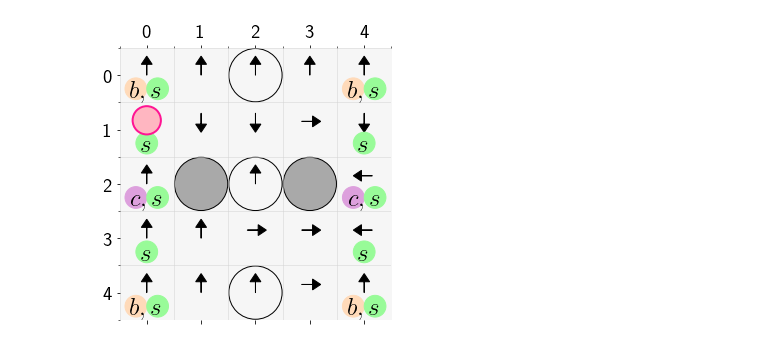
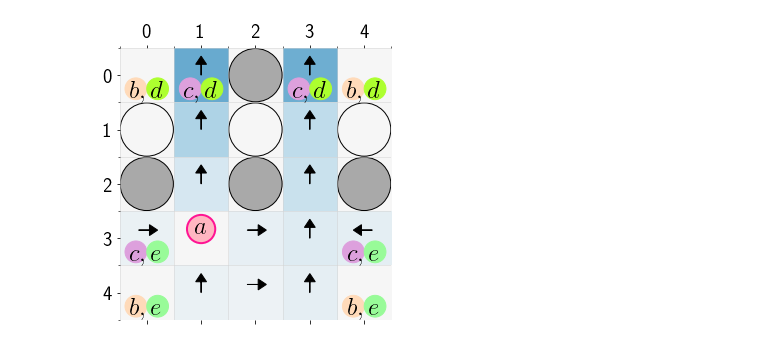
Before and after one commit to ICRA-2020/csrl, a Jupyter notebook: Adversary.ipynb, the cells around one changed output. Cells and saved outputs as stored; diff of their text form; code cells hidden in the pictures.

```diff
--- a/Adversary.ipynb
+++ b/Adversary.ipynb
@@ -6,36 +6,37 @@ from csrl import ControlSynthesis
 import numpy as np
 
 # Specification
-ltl = 'G F b & G F c & F G s & G !a'
+ltl = 'G F b & G F c & (F G d | F G e) & G !a'
 oa = OmegaAutomaton(ltl,oa_type='dra')
 print('Number of Omega-automaton states (including the trap state):',oa.shape[1])
+print('Number of accepting pairs:',oa.shape[0])
 display(oa)
 
 # MDP Description
 shape = (5,5)
 # E: Empty, T: Trap, B: Obstacle
 structure = np.array([
-    ['E',  'E',  'T',  'E',  'E'],
+    ['E',  'E',  'B',  'E',  'E'],
+    ['T',  'E',  'T',  'E',  'T'],
+    ['B',  'E',  'B',  'E',  'B'],
     ['E',  'E',  'E',  'E',  'E'],
-    ['E',  'B',  'T',  'B',  'E'],
-    ['E',  'E',  'E',  'E',  'E'],
-    ['E',  'E',  'T',  'E',  'E']
+    ['E',  'E',  'E',  'E',  'E']
 ])
 
 label = np.array([
-    [('b','s'), (),        (),        (),        ('b','s')],
-    [('s',),    (),        (),        (),        ('s',)   ],
-    [('c','s'), (),        (),        (),        ('c','s')],
-    [('s',),    (),        (),        (),        ('s',)   ],
-    [('b','s'), (),        (),        (),        ('b','s')],
+    [('b','d'),('c','d'),(),('c','d'),('b','d')],
+    [(),       (),       (),       (),       ()],
+    [(),       (),       (),       (),       ()],
+    [('c','e'),(),       (),       (),('c','e')],
+    [('b','e'),(),       (),       (),('b','e')]
 ],dtype=np.object)
 
 reward = np.zeros(shape)
 lcmap={
     'b':'peachpuff',
     'c':'plum',
-    's':'palegreen',
-    'a':'red'
+    'd':'greenyellow',
+    'e':'palegreen'
 }
 
 grid_mdp = GridMDP(shape=shape,structure=structure,reward=reward,label=label,figsize=5,adversary=('a',),lcmap=lcmap,p=0.6)  # Use figsize=4 for smaller figures
@@ -70,8 +52,20 @@ oa.__dict__
 # %%
-Q,Q_=csrl.minimax_q(T=2**7,K=2**12,start=(0,4),start_=(4,0))
-# Q,Q_ = np.load('Q,Q_.npy')
+import numpy as np
+# import pickle
+# # Q,Q_=csrl.minimax_q(T=2**7,K=2**12,start=(0,3),start_=(4,1))
+# with open('adversary_csrl.pkl','rb') as f:
+#     csrl = pickle.load(f)
+Q,Q_ = np.load('Q-Q_.npy')
 # %%
 policy = np.argmax(Q,axis=-1)
 policy_ = np.argmin(Q_,axis=-1)
 value = np.max(Q,axis=-1)
-csrl.plot(value=value)
+value_ = np.min(Q_,axis=-1)
+
+_value = np.copy(value)
+_policy = np.copy(policy)
+_value[:] = np.max(value,axis=0)
+_policy[:] = np.argmax(value,axis=0)
+
+ind = (csrl.discountC*_value) > value
+policy[ind] = _policy[ind] + len(csrl.mdp.A)
@@ -88,4 +84,4 @@ interactive(children=(IntSlider(value=0, description='r1', max=4), IntSlider(val
 # %%
-csrl.plot(policy=policy,iq=(0,0),rc_=(1,0),agent_=(1,0))
+csrl.plot(value=value,policy=policy,iq=(1,2),rc_=(3,1),agent_=(3,1),save='adversary_3_1.pdf')
 # %% [output]
-[figure, old version]
+[figure, new version]
```
Also changed, not shown: parts of 13 cells of this notebook, 5 other files.
